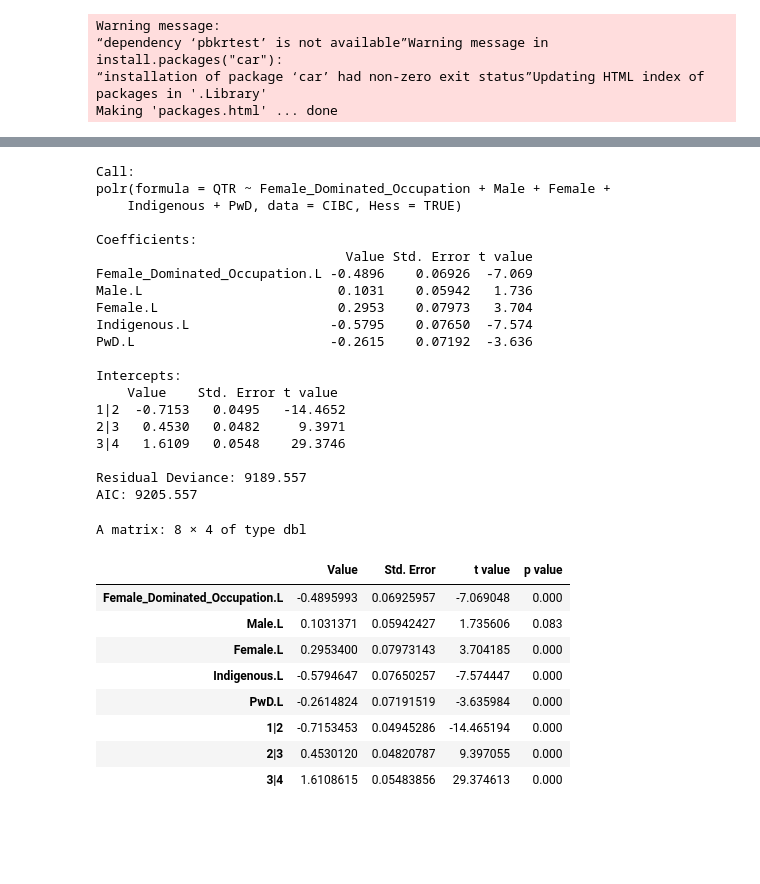
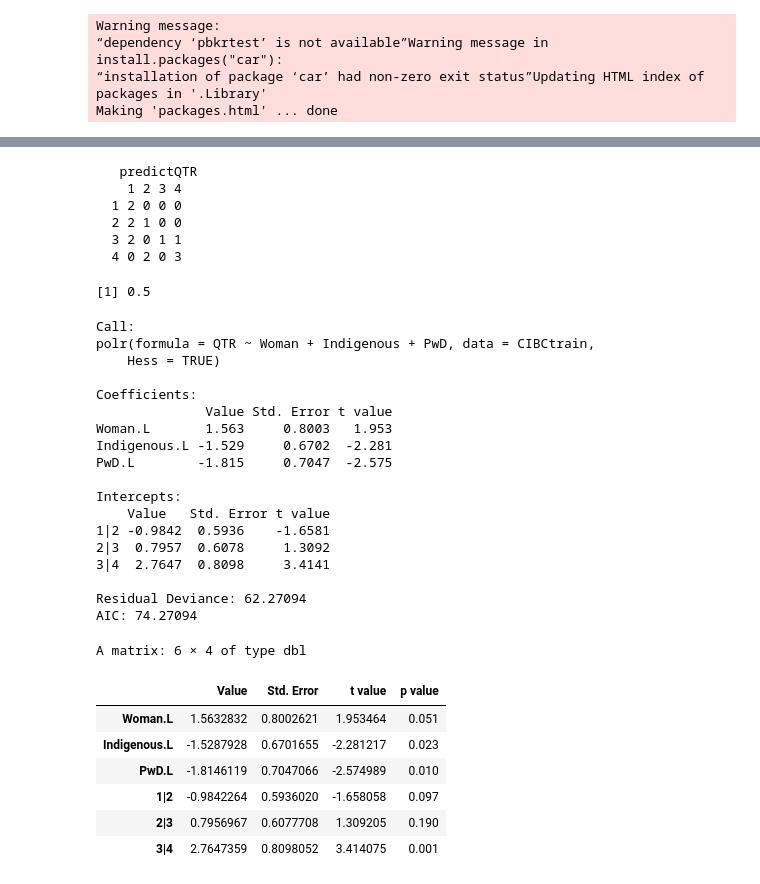
Before and after one commit to harry-para/Employment-Equity-Study-CIBC, a Jupyter notebook: CIBC FT Employee Analysis.ipynb, the cells around one changed output, grey strips where cells are left out. Saved outputs shown, nothing was run; the diff lists cells and outputs as text; code cells hidden in the pictures; blank space fills up the shorter version.

```diff
--- a/CIBC FT Employee Analysis.ipynb
+++ b/CIBC FT Employee Analysis.ipynb
@@ -412,44 +609,58 @@ Female
+# %%
+ ## Classification using test set
+
+    # Computes confusion matrix
+      predictQTR = predict(logmodel2,CIBCtest)
+      table(CIBCtest$QTR, predictQTR)
+
+    # Misclassification error in decimal form
+      mean(as.character(CIBCtest$QTR) != as.character(predictQTR))
+# %% [output]
+   predictQTR
+    1 2 3 4
+  1 2 0 0 0
+  2 2 1 0 0
+  3 2 0 1 1
+  4 0 2 0 3
+[1] 0.5
 # %%
-## Ordinal Logit Model 2
-    library(MASS)
+## Ordinal Logit Model 3
 
-    logmodel2 <- polr(QTR ~ Female_Dominated_Occupation + Male + Female + Indigenous + PwD, data = CIBC, Hess = TRUE)
-    summary(logmodel2)
+    # Used to compare with logmodel
+    logmodel3a <- polr(QTR ~ Woman + Indigenous + PwD, data = CIBC, Hess = TRUE)
+    # Used for classification algorithm
+    logmodel3 <- polr(QTR ~ Woman + Indigenous + PwD, data = CIBCtrain, Hess = TRUE)
+      summary(logmodel3)
 
     # Calculates p-values for estimated coefficients and intercepts to determine statistical significance
-      summary_table <- coef(summary(logmodel2))
+      summary_table <- coef(summary(logmodel3))
       pval <- pnorm(abs(summary_table[, "t value"]), lower.tail = FALSE) * 2
-
       summary_table <- cbind(summary_table, "p value" = round(pval,3))
       summary_table
 # %% [output]
 Call:
-polr(formula = QTR ~ Female_Dominated_Occupation + Male + Female +
-    Indigenous + PwD, data = CIBC, Hess = TRUE)
+polr(formula = QTR ~ Woman + Indigenous + PwD, data = CIBCtrain,
+    Hess = TRUE)
 
 Coefficients:
-                                Value Std. Error t value
-Female_Dominated_Occupation.L -0.4896    0.06926  -7.069
-Male.L                         0.1031    0.05942   1.736
-Female.L                       0.2953    0.07973   3.704
-Indigenous.L                  -0.5795    0.07650  -7.574
-PwD.L                         -0.2615    0.07192  -3.636
+              Value Std. Error t value
+Woman.L       1.563     0.8003   1.953
+Indigenous.L -1.529     0.6702  -2.281
+PwD.L        -1.815     0.7047  -2.575
 
 Intercepts:
-    Value    Std. Error t value
-1|2  -0.7153   0.0495   -14.4652
-2|3   0.4530   0.0482     9.3971
-3|4   1.6109   0.0548    29.3746
+    Value   Std. Error t value
+1|2 -0.9842  0.5936    -1.6581
+2|3  0.7957  0.6078     1.3092
+3|4  2.7647  0.8098     3.4141
 
-Residual Deviance: 9189.557
-AIC: 9205.557
+Residual Deviance: 62.27094
+AIC: 74.27094
-A matrix: 8 × 4 of type dbl
+A matrix: 6 × 4 of type dbl
 |  | Value | Std. Error | t value | p value |
-| Female_Dominated_Occupation.L | -0.4895993 | 0.06925957 | -7.069048 | 0.000 |
-| Male.L | 0.1031371 | 0.05942427 | 1.735606 | 0.083 |
-| Female.L | 0.2953400 | 0.07973143 | 3.704185 | 0.000 |
-| Indigenous.L | -0.5794647 | 0.07650257 | -7.574447 | 0.000 |
-| PwD.L | -0.2614824 | 0.07191519 | -3.635984 | 0.000 |
-| 1|2 | -0.7153453 | 0.04945286 | -14.465194 | 0.000 |
-| 2|3 | 0.4530120 | 0.04820787 | 9.397055 | 0.000 |
-| 3|4 | 1.6108615 | 0.05483856 | 29.374613 | 0.000 |
+| Woman.L | 1.5632832 | 0.8002621 | 1.953464 | 0.051 |
+| Indigenous.L | -1.5287928 | 0.6701655 | -2.281217 | 0.023 |
+| PwD.L | -1.8146119 | 0.7047066 | -2.574989 | 0.010 |
+| 1|2 | -0.9842264 | 0.5936020 | -1.658058 | 0.097 |
+| 2|3 | 0.7956967 | 0.6077708 | 1.309205 | 0.190 |
+| 3|4 | 2.7647359 | 0.8098052 | 3.414075 | 0.001 |
```
Also changed, not shown: parts of 31 cells of this notebook.
